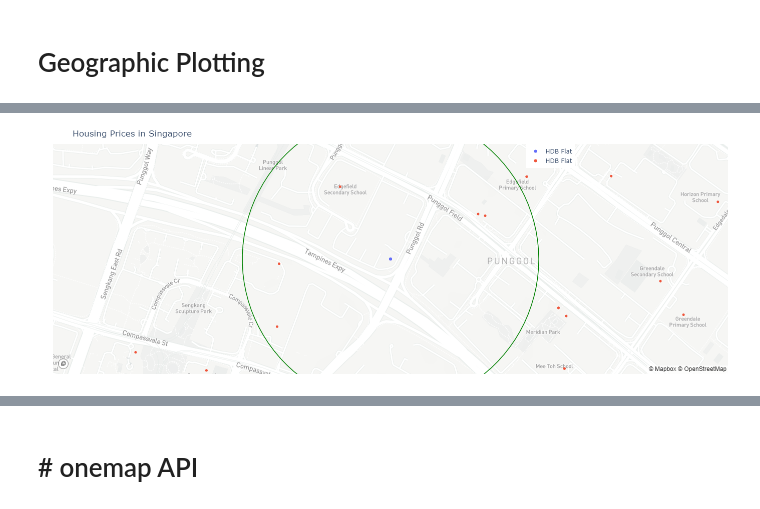
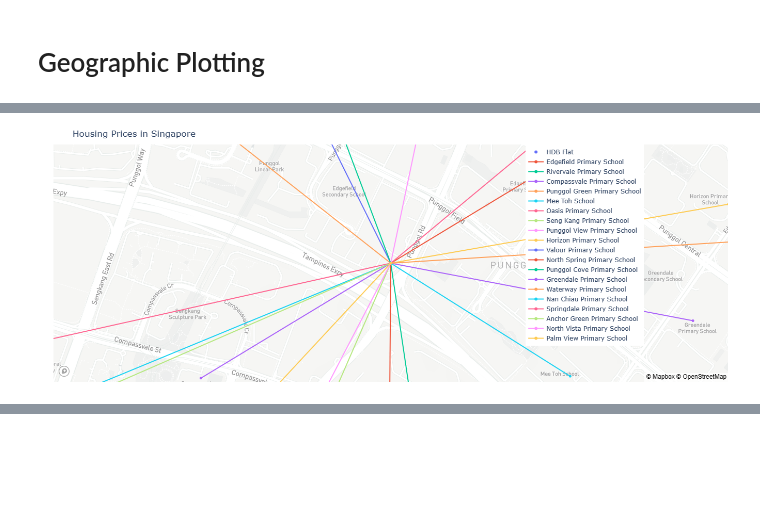
Before and after one commit to luckyzero0/MtechISS, a Jupyter notebook: Y1S2 - HDB Prices/s2_prac_capstone.ipynb, the cells around one changed output, grey strips where cells are left out. Saved outputs shown, nothing was run; the diff lists cells and outputs as text; code cells hidden in the pictures; blank space fills up the shorter version.

```diff
--- a/s2_prac_capstone.ipynb
+++ b/Y1S2 - HDB Prices/s2_prac_capstone.ipynb
@@ -22,7 +19,7 @@ profile.to_file(OUTPUT_PATH_pdReport)
 # Extracting Google Maps - Geolocation
 # %%
 # Setting up google Map with API Key
-API_key = 'AIzaSyDnil_iv6aVsql-Z__SJGMPBpk6Tbe2R5Y'
+API_key = '###'
 gmaps = googlemaps.Client(key=API_key)
 # %%
 # Setting up input File
@@ -325,6 +298,8 @@ Text(0.5, 1.0, 'Vader Sentiment Score vs User Rating')
 [figure]
 # %%
 final_review_df.to_excel("Text_Analytics_Output.xlsx")
+# %%
+final_review_df = pd.read_excel("Text_Analytics_Output.xlsx")
 # %%
 final_review_pv = final_review_df.groupby('place_id').agg({'Vader_Result':['max','mean','median']}).reset_index()
 final_review_pv.columns = ['place_id', 'Vader_Max','Vader_Mean','Vader_Median']
@@ -397,3 +370,5 @@ MAPBOX_TOKEN = 'pk.eyJ1Ijoic3VwZXJtaWNlOSIsImEiOiJjbG5rZ3kyZGowbXI4MmpwMnBzbDBhZ
+# %%
+MAPBOX_TOKEN = 'xxxx'
 # %%
 import plotly.express as px
 import plotly.graph_objects as go
@@ -401,7 +376,7 @@ import plotly.graph_objects as go
 # Get a HDB Sample -
 sample = '203B PUNGGOL FIELD'
 
-sample_df = merged_df.query(f'addr == "{sample}"')
+sample_df = merged_df.query(f'addr == "{sample}" & Type_Establishment == "PRIMARY SCHOOL"')
 # %%
 sample_df
 # %% [output]
@@ -472,9 +455,11 @@ fig.add_trace(go.Scattermapbox(lat = sample_df['source_lat'],lon = sample_df['so
         name = "HDB Flat", mode='markers',
         text = sample_df['addr']))
 
-fig.add_trace(go.Scattermapbox(lat = sample_df['lat'],lon = sample_df['long'],
-        name = "HDB Flat", mode='markers',
-        text = sample_df['name']))
+for idx,r in sample_df.iterrows():
+    fig.add_trace(go.Scattermapbox(lat = [r['lat'], r['source_lat']],lon = [r['long'], r['source_long']],
+            name = r['name'], mode='markers+lines',
+            text = r['name']))
+
 
 
 layers=[dict(sourcetype = 'geojson',
@@ -492,35 +477,35 @@ layers=[dict(sourcetype = 'geojson',
                      "geometry": {"type": "LineString",
                                   "coordinates": coords500
                                   }
                     },
              color=   'green',
              type = 'line',
              line=dict(width=1.5)
             ),
 
        ]
 
 fig.update_layout(
     legend=dict(x=0.7, y=1.0, bgcolor = 'white'),
     title = 'Housing Prices in Singapore',
     width=1200, height=500,
     autosize = True,
     margin=dict(t=30, b=10, l=30, r=0),
     hovermode='closest',
     mapbox=go.layout.Mapbox(
         accesstoken= MAPBOX_TOKEN, # register an account with plotly and generate the API key
         bearing=0,
-        layers=layers,
+        # layers=layers,
         center=go.layout.mapbox.Center(lat=sample_df['source_lat'].iloc[0],lon=sample_df['source_long'].iloc[0]),pitch=0,zoom=15.5),
     updatemenus=[
         go.layout.Updatemenu(
             active=0,
             type = 'buttons',
             direction="right",pad={"r": 10, "t": 10},showactive=True,x=0.45,xanchor="left",y=1.12,yanchor="top"),])
 
 fig.show()
 # %% [output]
-[figure, old version]
+[figure, new version]
 # %%
 fig = go.Figure()
 
@@ -597,5 +582,3 @@ sample_df
 | 42706 | OPERATIONAL | 351 Anchorvale Rd, #01-05, Singap... | Sheng Siong Supermarket | ChIJtyVFlKMX2jERzI-QksGIDzk | 4.3 | 551.0 | 1.393166 | 103.887104 | ... |
 | 42910 | OPERATIONAL | 279 Sengkang E Ave, #01-06, Singa... | FairPrice Sengkang East Avenue | ChIJsTxBkBQW2jERxRXT2MS2fQo | 3.9 | 460.0 | 1.386384 | 103.893323 | ... |
 95 rows × 16 columns
-# %% [markdown]
-# # onemap API
```
Also changed, not shown: parts of 20 cells of this notebook, 6 other files.
